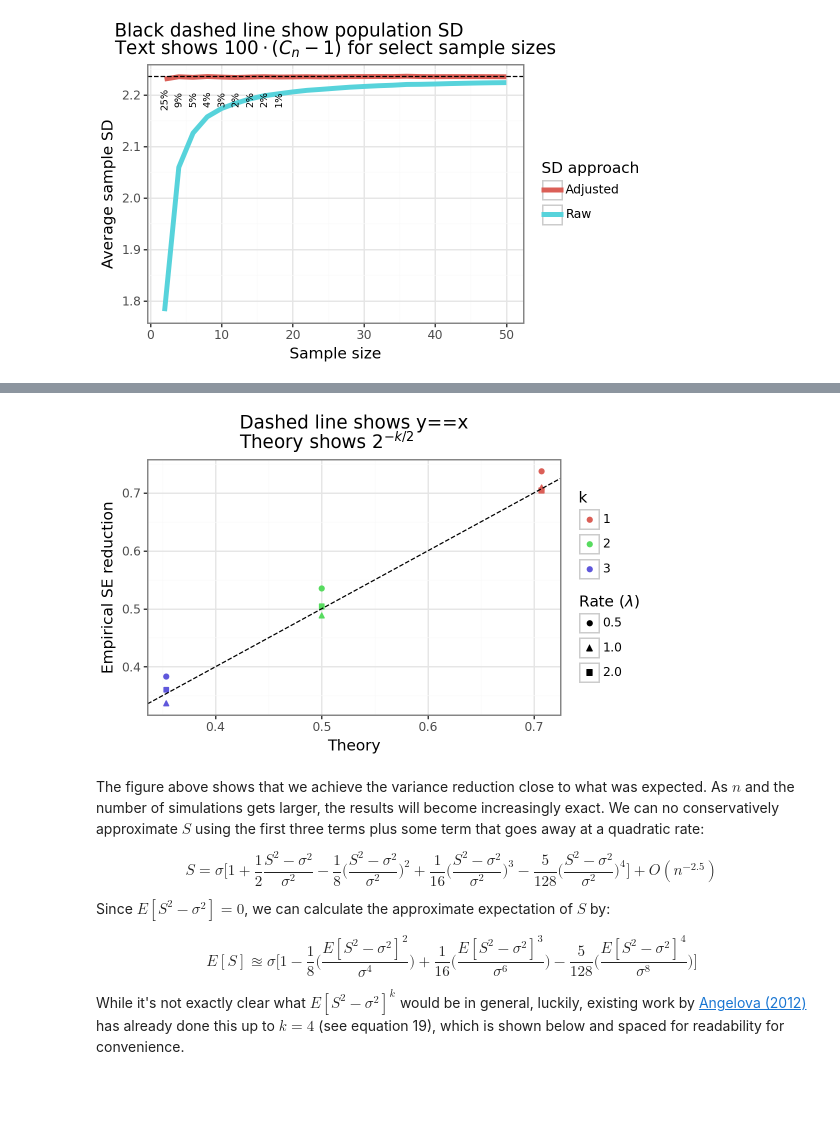
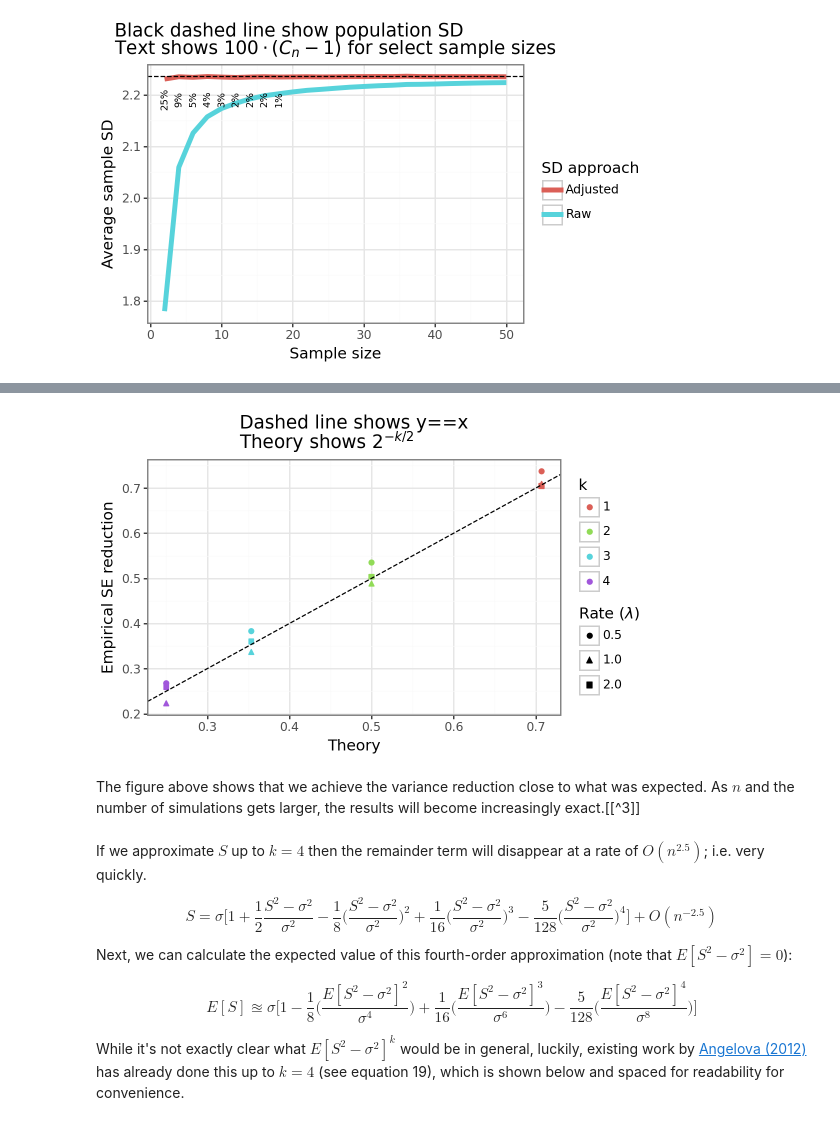
Before and after one commit to erikdrysdale/erikdrysdale.github.io, a Jupyter notebook: _rmd/extra_debias_sd/post.ipynb, the cells around one changed output, grey strips where cells are left out. Drawn from its saved outputs; the diff is of its cells as text; code cells hidden in the pictures; blank space fills up the shorter version.

Commit message:
cleaned up notebook to 2.2, working on 2.3 for oracle value

```diff
--- a/_rmd/extra_debias_sd/post.ipynb
+++ b/_rmd/extra_debias_sd/post.ipynb
@@ -230,43 +235,44 @@ Let's check that this is indeed true for the exponential distrubiton: namely, wh
 # %%
-# oracle_variance
+# Set up terms
+nsim = 2500
 n = 1000
-nsim = 2500
 nprime = int(2 * n)
+# Draw exponential data and calculate sample variance
 S2_n = dist_expon.rvs(size = (n, nsim, n_rates), random_state=1).var(ddof=1, axis=0)
 S2_nprime = dist_expon.rvs(size = (nprime, nsim, n_rates), random_state=2).var(ddof=1, axis=0)
 # Normalize to oracle variance
 norm_var_n = (S2_n - oracle_variance) / oracle_variance
 norm_var_nprime = (S2_nprime - oracle_variance) / oracle_variance
-sd_rate_1 = np.std(norm_var_nprime, axis=0, ddof=1) / np.std(norm_var_n, axis=0, ddof=1)
-sd_rate_2 = np.std(norm_var_nprime**2, axis=0, ddof=1) / np.std(norm_var_n**2, axis=0, ddof=1)
-sd_rate_3 = np.std(norm_var_nprime**3, axis=0, ddof=1) / np.std(norm_var_n**3, axis=0, ddof=1)
 # Calculate the theoretical decrease
-rate_theory = pd.DataFrame({'k':[1, 2, 3]}).assign(theory=lambda x: 2**(-x['k']/2))
-# Plot it
-res_order = pd.DataFrame({'rate':rates, 1:sd_rate_1, 2:sd_rate_2, 3:sd_rate_3 }).\
-    melt('rate', var_name='k', value_name='emp').\
-    merge(rate_theory)
+rate_theory = pd.DataFrame({'k':[1, 2, 3, 4]}).assign(theory=lambda x: 2**(-x['k']/2))
+
+# Calculate the relative variance
+res_order = np.vstack([np.std(norm_var_nprime**k, axis=0, ddof=1) / np.std(norm_var_n**k, axis=0, ddof=1) for k in rate_theory['k']])
+res_order = pd.DataFrame(res_order.T, columns=rate_theory['k'], index=rates).rename_axis('rate')
+res_order = res_order.melt(ignore_index=False, value_name='emp').reset_index()
+res_order = res_order.merge(rate_theory)
 
 pn.options.figure_size = (5.5, 3.5)
 gg_se_theory = (pn.ggplot(res_order, pn.aes(x='theory', y='emp', color='k.astype(str)', shape='rate.astype(str)'))+
           pn.theme_bw() + pn.geom_point() +
           pn.labs(y='Empirical SE reduction', x='Theory') +
           pn.ggtitle('Dashed line shows y==x\nTheory shows $2^{-k/2}$') +
           pn.scale_color_discrete(name='k') +
           pn.scale_shape_discrete(name='Rate ($\\lambda$)') +
           pn.geom_abline(slope=1, intercept=0,linetype='--'))
 gg_se_theory
 # %% [output]
-[figure, old version]
+[figure, new version]
+# %% [markdown]
+The figure above shows that we achieve the variance reduction close to what was expected. As $n$ and the number of simulations gets larger, the results will become increasingly exact.[[^3]]
 # %% [markdown]
-The figure above shows that we achieve the variance reduction close to what was expected. As $n$ and the number of simulations gets larger, the results will become increasingly exact. We can no conservatively approximate $S$ using the first three terms plus some term that goes away at a quadratic rate:
+If we approximate $S$ up to $k=4$ then the remainder term will disappear at a rate of $O(n^{2.5})$; i.e. very quickly.
 
 $$
 S = \sigma \Bigg[1 + \frac{1}{2}\frac{S^2 - \sigma^2}{\sigma^2} - \frac{1}{8}\Big(\frac{S^2 - \sigma^2}{\sigma^2}\Big)^2 + \frac{1}{16}\Big(\frac{S^2 - \sigma^2}{\sigma^2}\Big)^3 - \frac{5}{128}\Big(\frac{S^2 - \sigma^2}{\sigma^2}\Big)^4  \Bigg] + O(n^{-2.5})
 $$
 
-Since $E[S^2 - \sigma^2] = 0$, we can calculate the approximate expectation of $S$ by:
-
+Next, we can calculate the expected value of this fourth-order approximation (note that $E[S^2 - \sigma^2] = 0$):
 
 $$
 E[S] \approxeq \sigma \Bigg[1 - \frac{1}{8}\Big(\frac{E[S^2 - \sigma^2]^2}{\sigma^4}\Big) + \frac{1}{16}\Big(\frac{E[S^2 - \sigma^2]^3}{\sigma^6}\Big) - \frac{5}{128}\Big(\frac{E[S^2 - \sigma^2]^4}{\sigma^8}\Big) \Bigg]
```
Also changed, not shown: parts of 26 cells of this notebook.
